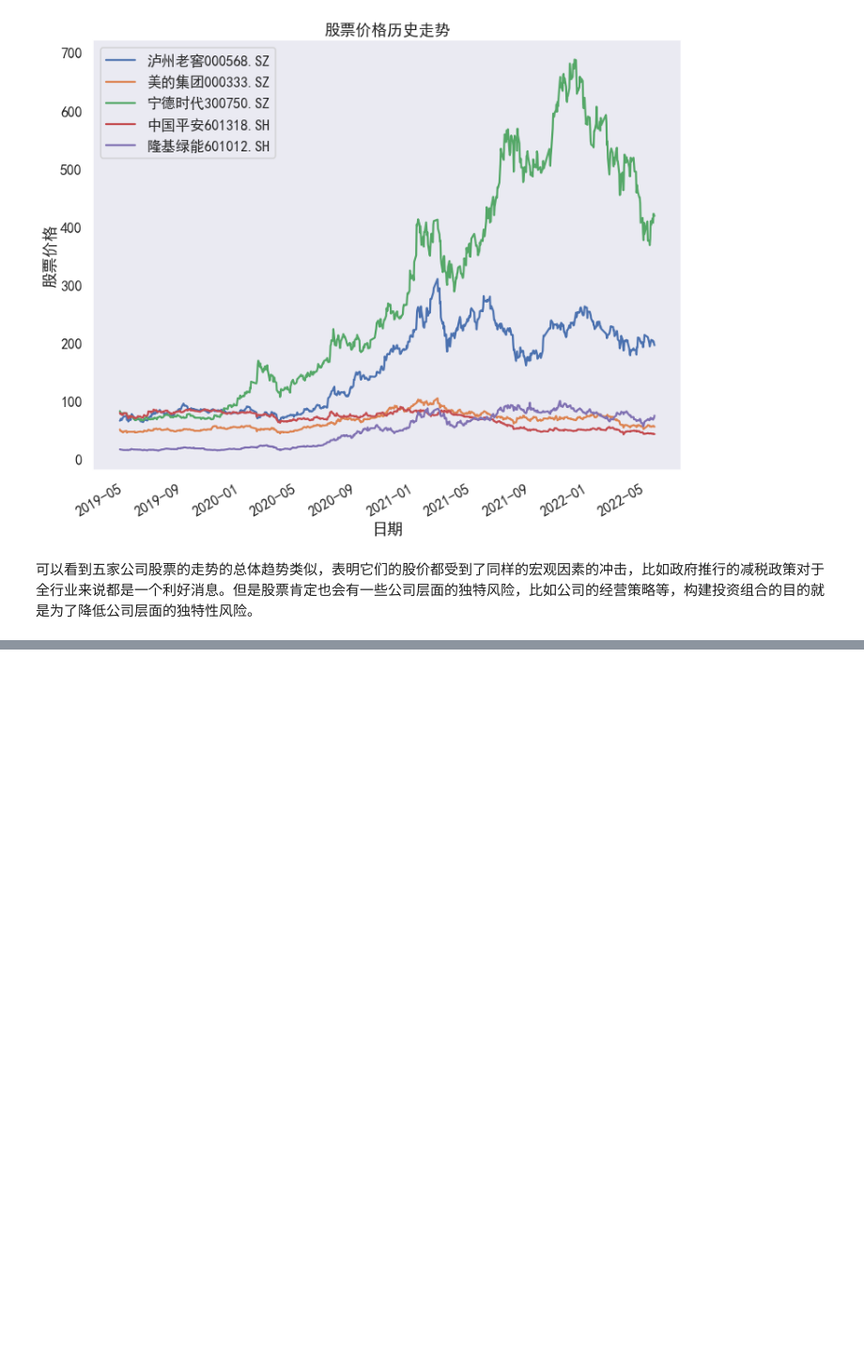
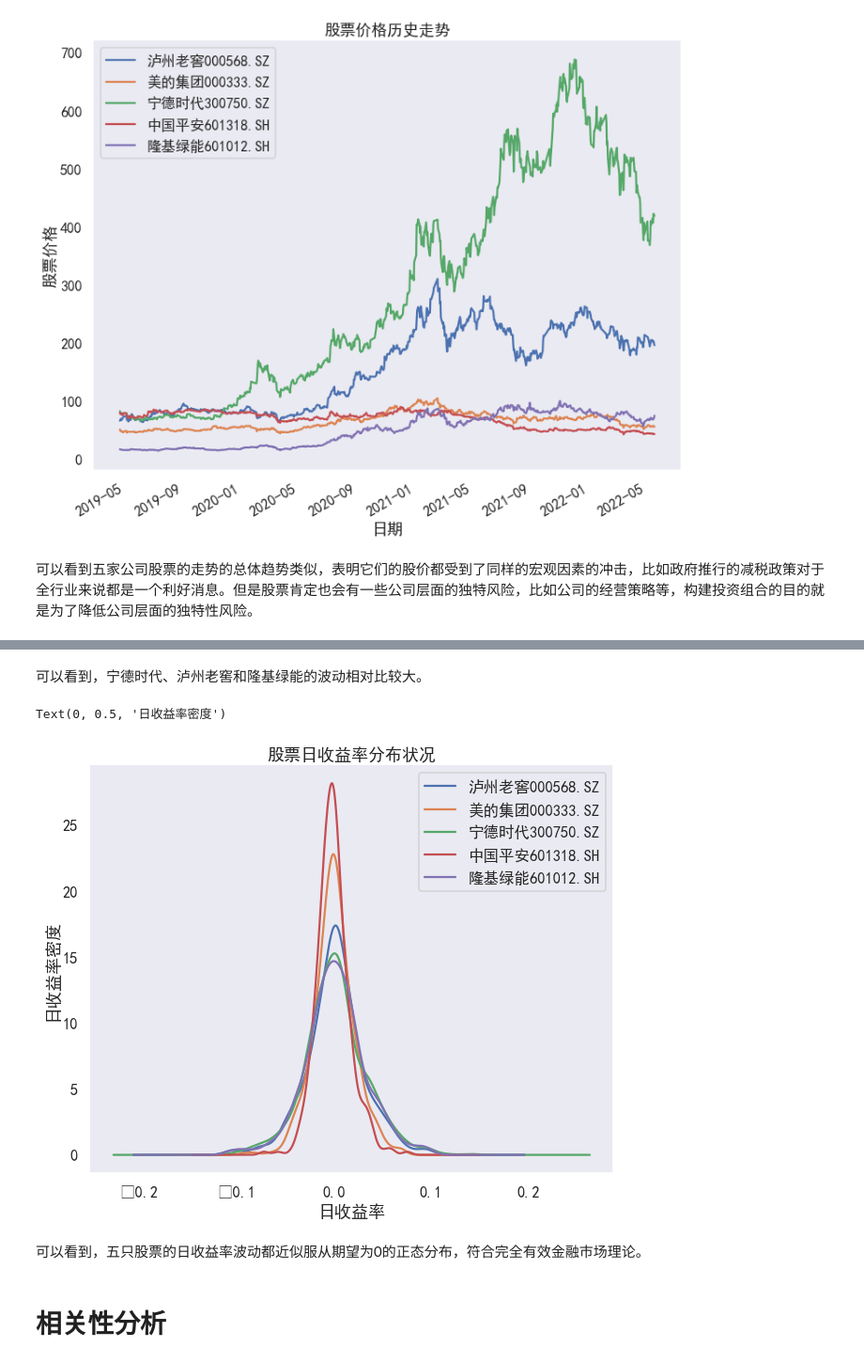
Before and after one commit to Monsoon007/Markowitz-Efficient-Frontier, a Jupyter notebook: 股票有效组合.ipynb, the cells around one changed output, grey strips where cells are left out. Shown at 94% size. Cells and saved outputs as stored; diff of their text form; code cells hidden in the pictures; blank space fills up the shorter version.

```diff
--- a/股票有效组合.ipynb
+++ b/股票有效组合.ipynb
@@ -82,0 +90,13 @@ stocks.head()
+# %% [markdown]
+可以看到，宁德时代、泸州老窖和隆基绿能的波动相对比较大。
+# %%
+plt_dis=stocks_daily_return.plot(kind="density",figsize=(10,8),title="股票日收益率分布状况",grid=False)
+plt_dis.set_xlabel('日收益率')
+plt_dis.set_ylabel('日收益率密度')
+# %% [output]
+Text(0, 0.5, '日收益率密度')
+[figure, added]
+# %% [markdown]
+可以看到，五只股票的日收益率波动都近似服从期望为0的正态分布，符合完全有效金融市场理论。
+# %% [markdown]
+# 相关性分析
```
Also changed, not shown: parts of 10 cells of this notebook.
